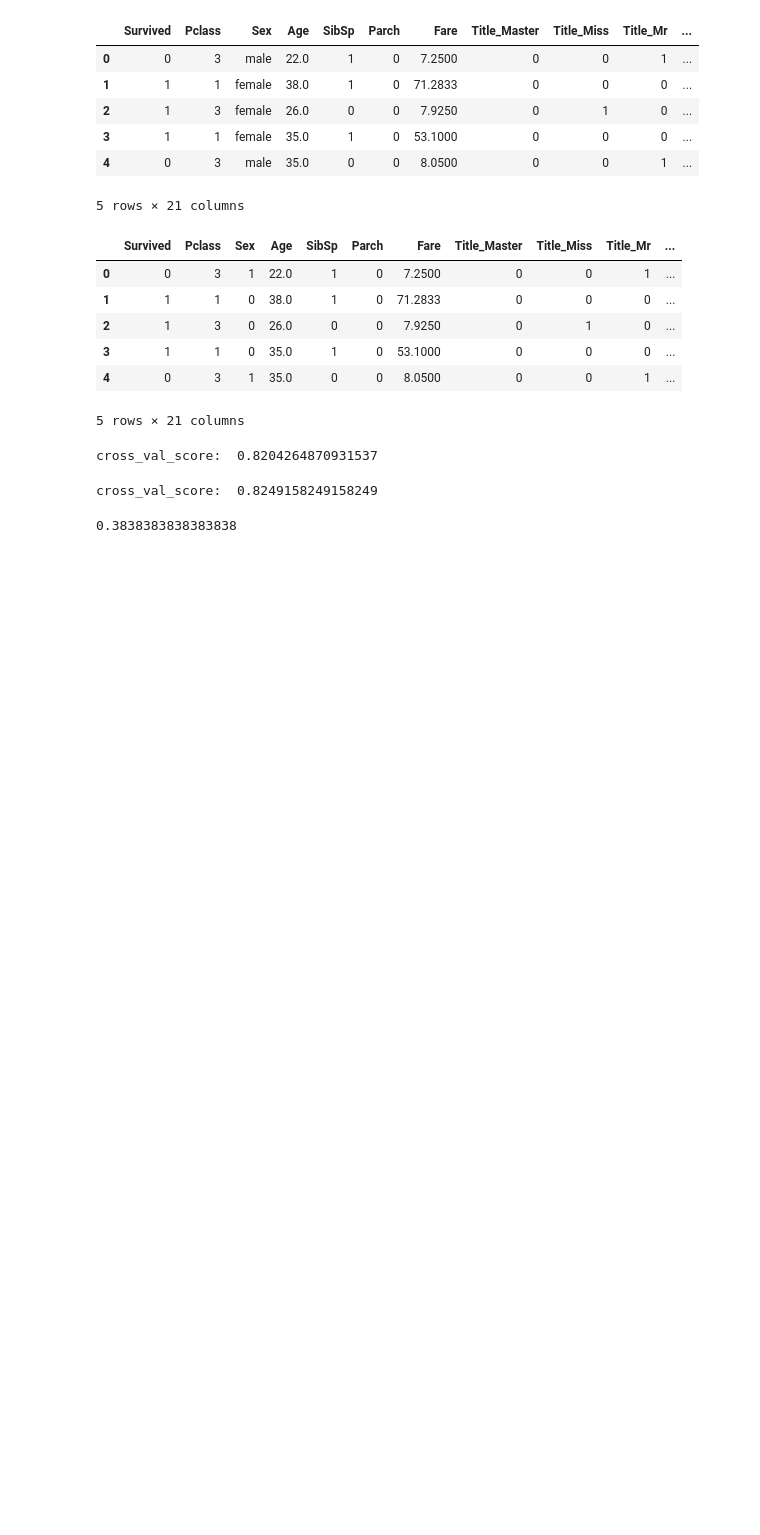
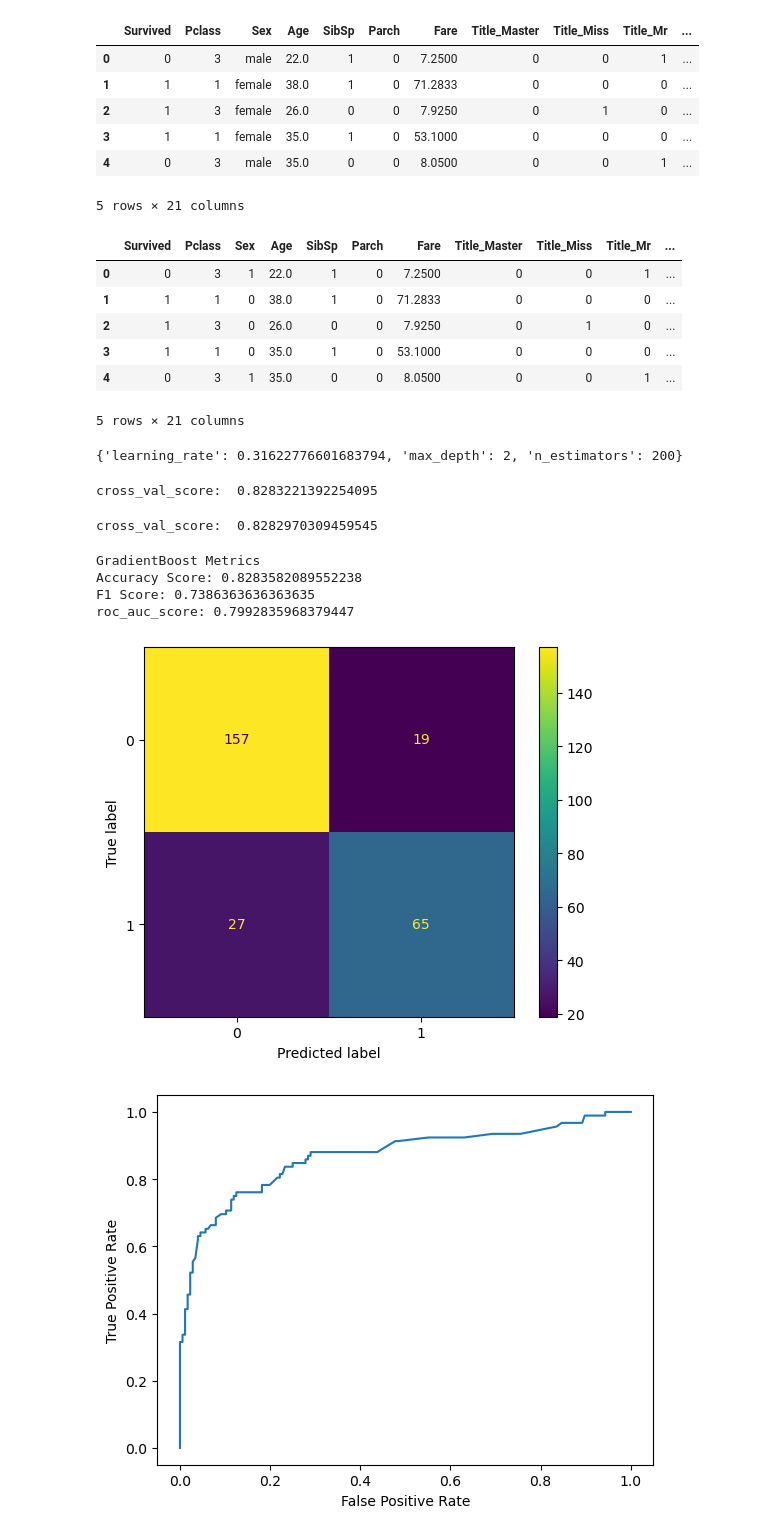
Before and after one commit to sgreene30/supervisedML_final, a Jupyter notebook: Titanic.ipynb, the cells around one changed output. Cells and saved outputs as stored; diff of their text form; code cells hidden in the pictures; blank space fills up the shorter version.

```diff
--- a/Titanic.ipynb
+++ b/Titanic.ipynb
@@ -173,6 +146,6 @@ memory usage: 69.7+ KB
 # %%
 df = pd.get_dummies(df, columns = ['Title', 'Embarked', 'Cabin'])
-df.info()
+test_df = pd.get_dummies(test_df, columns = ['Title', 'Embarked', 'Cabin'])
 df.head()
 # %% [output]
 <class 'pandas.core.frame.DataFrame'>
@@ -205,6 +178,7 @@ encoder = preprocessing.LabelEncoder()
 features = ['Sex']
 for feature in features:
     df[feature] = encoder.fit_transform(df[feature])
+    test_df[feature] = encoder.fit_transform(test_df[feature])
 
 df.head()
 # %% [output]
@@ -220,22 +194,52 @@ df.head()
 y = df['Survived']
 X = df.drop(['Survived'], axis=1)
 
-x_train, x_test, y_train, y_test = train_test_split(X, y, test_size=0.3)
+X_submission = test_df
+
+x_train, x_test, y_train, y_test = train_test_split(X, y, test_size=0.2)
+# %%
+grid_size = 5
+n_estimators = (np.linspace(10,200,grid_size,dtype=int))
+learning_rates = np.logspace(start=-2, stop=1,num=grid_size)
+max_depth = np.arange(1,3)
+parameters = {'n_estimators':n_estimators,'max_depth':max_depth, 'learning_rate':learning_rates}
+
+grid = GridSearchCV(GradientBoostingClassifier(random_state=0), parameters, refit=True, cv=5)
+clf = grid.fit(x_train,y_train)
+grid.best_params_
+# %% [output]
+{'learning_rate': 0.31622776601683794, 'max_depth': 2, 'n_estimators': 200}
 # %%
-clf = GradientBoostingClassifier(n_estimators=100, learning_rate=0.05, max_depth=2, random_state=0)
+clf = GradientBoostingClassifier(n_estimators=100, learning_rate=0.1, max_depth=2, random_state=0)
 
-
-print('cross_val_score: ', np.mean(cross_val_score(clf, X, y, cv=3)))
+print('cross_val_score: ', np.mean(cross_val_score(clf, X, y, cv=5)))
 clf = clf.fit(x_train, y_train)
 # %% [output]
-cross_val_score:  0.8204264870931537
+cross_val_score:  0.8283221392254095
 # %%
 clf1 = LogisticRegression(max_iter=1000).fit(x_train, y_train)
 clf1.score(x_test, y_test)
-print('cross_val_score: ', np.mean(cross_val_score(clf1, X, y, cv=3)))
+print('cross_val_score: ', np.mean(cross_val_score(clf1, X, y, cv=5)))
 # %% [output]
-cross_val_score:  0.8249158249158249
+cross_val_score:  0.8282970309459545
-# %%
-sum(y)/len(y)
-# %% [output]
-0.3838383838383838
+# %%
+def evaluate_model(model, x_test, y_test):
+    y_pred = model.predict(x_test)
+    cm = confusion_matrix(y_test, y_pred, labels = [0, 1])
+    cm_display = ConfusionMatrixDisplay(cm).plot()
+    print('Accuracy Score:', accuracy_score(y_test, y_pred))
+    print('F1 Score:', f1_score(y_test, y_pred))
+    print('roc_auc_score:', roc_auc_score(y_test, y_pred))
+    ypp = model.predict_proba(x_test)
+    fpr, tpr, th = roc_curve(y_test, ypp[:,1], pos_label=clf.classes_[1])
+    roc_display = RocCurveDisplay(fpr=fpr, tpr=tpr).plot()
+
+print('GradientBoost Metrics')
+evaluate_model(clf, x_test, y_test)
+# %% [output]
+GradientBoost Metrics
+Accuracy Score: 0.8283582089552238
+F1 Score: 0.7386363636363635
+roc_auc_score: 0.7992835968379447
+[figure, added]
+[figure, added]
```
Also changed, not shown: parts of 12 cells of this notebook, 1 other file.
